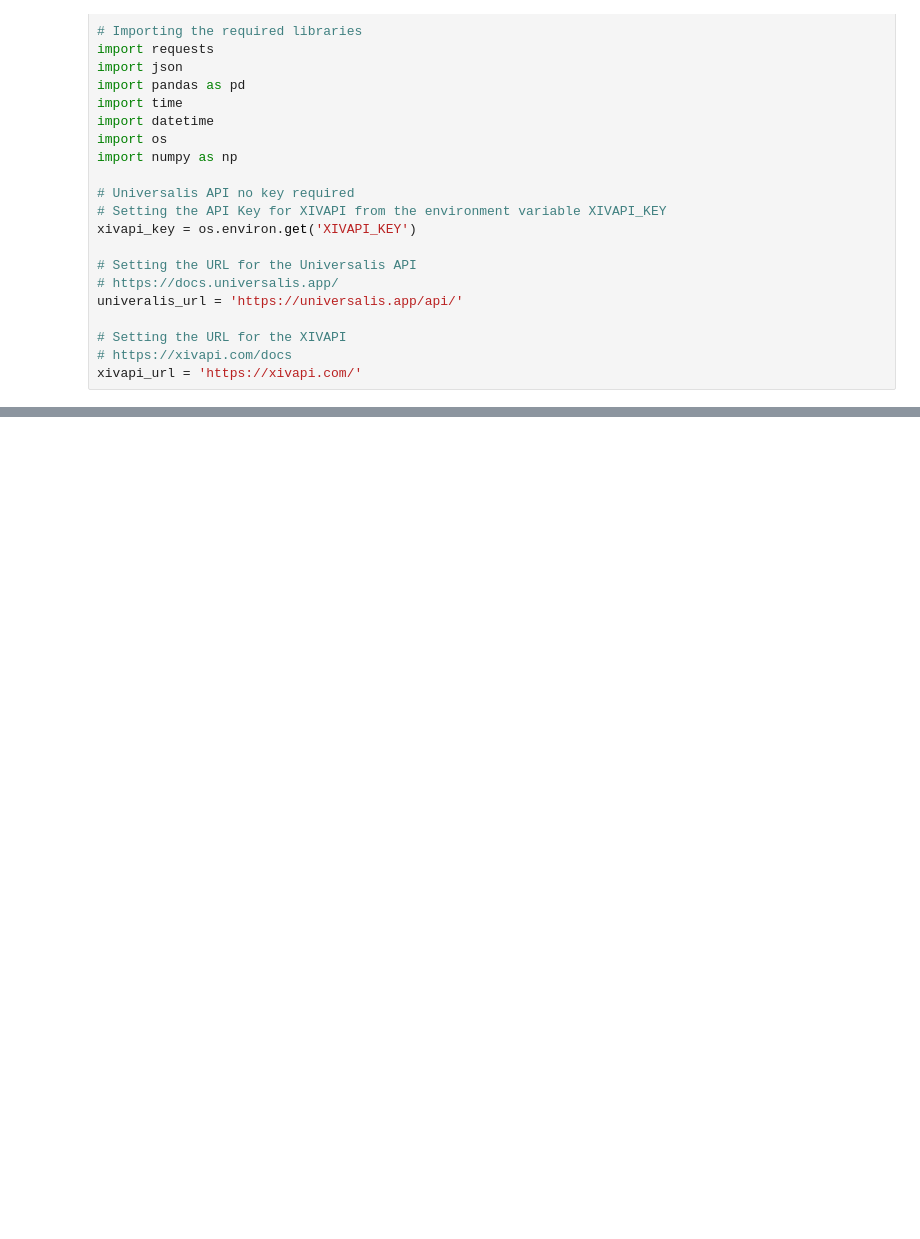
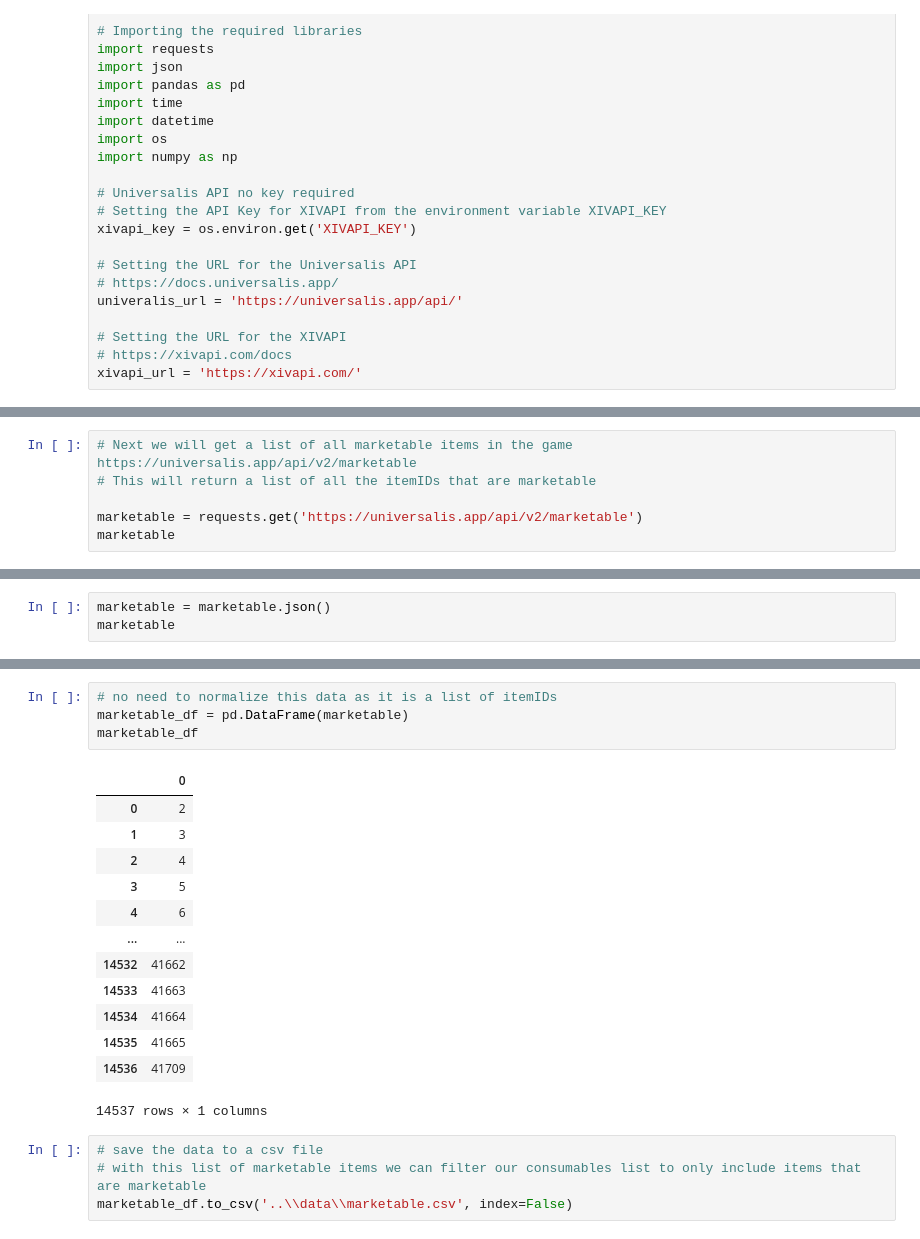
Before and after one commit to Hounder23/LHL-CAPSTONE, a Jupyter notebook: IPYNB NoteBooks/DataCollection.ipynb, the cells around one changed output, grey strips where cells are left out. Cells and saved outputs as stored; diff of their text form; blank space fills up the shorter version.

```diff
--- a/IPYNB NoteBooks/DataCollection.ipynb
+++ b/IPYNB NoteBooks/DataCollection.ipynb
@@ -32,0 +229,6 @@ None
+# %%
+# Next we will get a list of all marketable items in the game https://universalis.app/api/v2/marketable
+# This will return a list of all the itemIDs that are marketable
+
+marketable = requests.get('https://universalis.app/api/v2/marketable')
+marketable
@@ -32,0 +237,3 @@ None
+# %%
+marketable = marketable.json()
+marketable
@@ -32,0 +258,22 @@ None
+# %%
+# no need to normalize this data as it is a list of itemIDs
+marketable_df = pd.DataFrame(marketable)
+marketable_df
+# %% [output]
+|  | 0 |
+| 0 | 2 |
+| 1 | 3 |
+| 2 | 4 |
+| 3 | 5 |
+| 4 | 6 |
+| ... | ... |
+| 14532 | 41662 |
+| 14533 | 41663 |
+| 14534 | 41664 |
+| 14535 | 41665 |
+| 14536 | 41709 |
+14537 rows × 1 columns
+# %%
+# save the data to a csv file
+# with this list of marketable items we can filter our consumables list to only include items that are marketable
+marketable_df.to_csv('..\\data\\marketable.csv', index=False)
```
Also changed, not shown: parts of 14 cells of this notebook, 5 other files.
